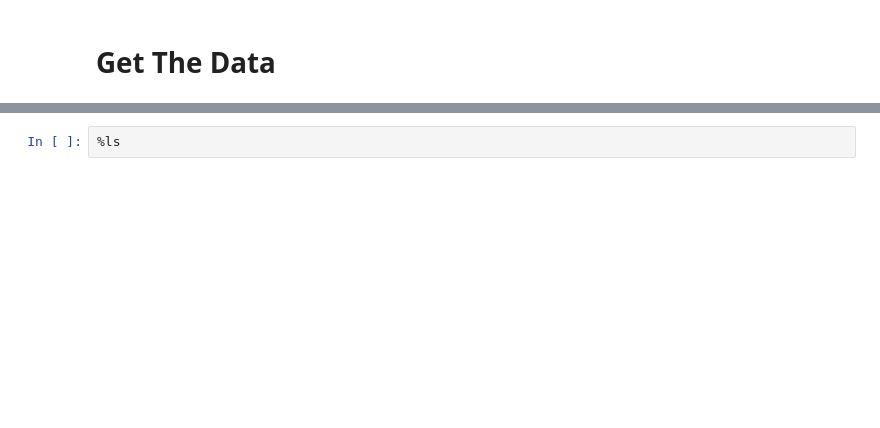
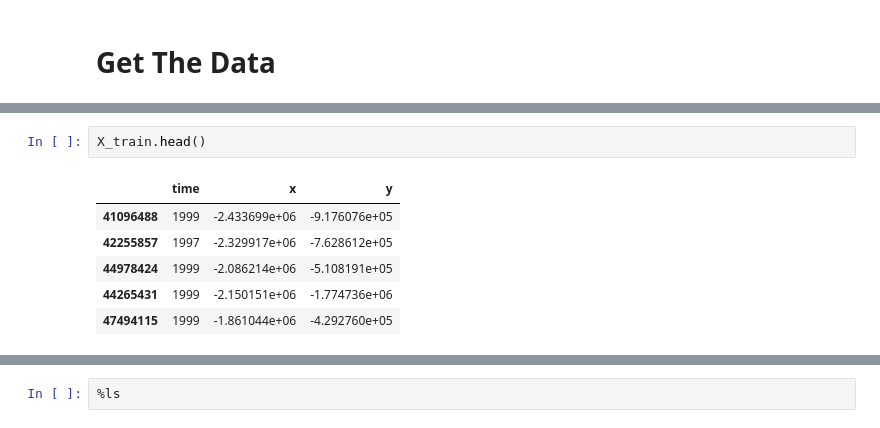
Before and after one commit to lucasflores/PermaLost, a Jupyter notebook: PermaFrostProj.ipynb, the cells around one changed output, grey strips where cells are left out. Saved outputs shown, nothing was run; the diff lists cells and outputs as text; blank space fills up the shorter version.

```diff
--- a/PermaFrostProj.ipynb
+++ b/PermaFrostProj.ipynb
@@ -160,0 +343,9 @@ sample_data/
+# %%
+X_train.head()
+# %% [output]
+|  | time | x | y |
+| 41096488 | 1999 | -2.433699e+06 | -9.176076e+05 |
+| 42255857 | 1997 | -2.329917e+06 | -7.628612e+05 |
+| 44978424 | 1999 | -2.086214e+06 | -5.108191e+05 |
+| 44265431 | 1999 | -2.150151e+06 | -1.774736e+06 |
+| 47494115 | 1999 | -1.861044e+06 | -4.292760e+05 |
```
Also changed, not shown: parts of 31 cells of this notebook.
